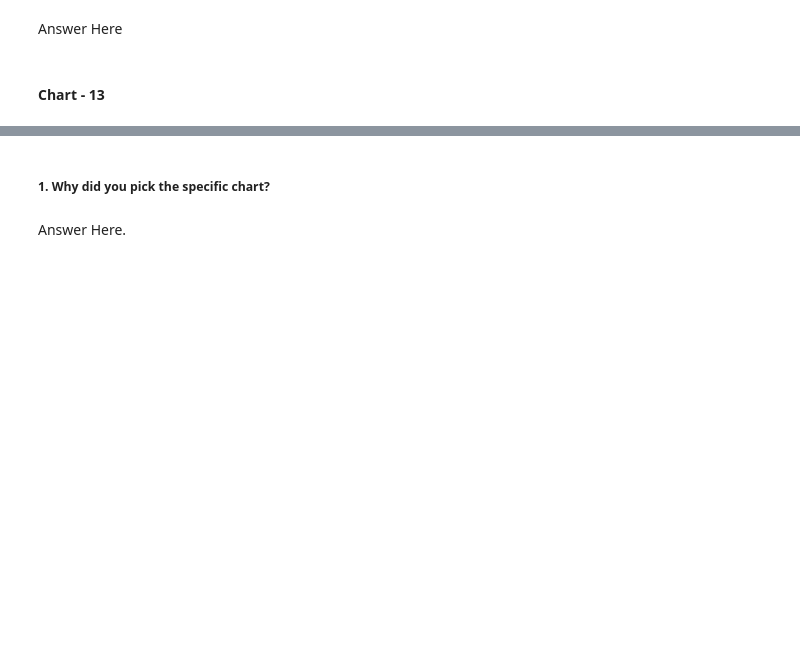
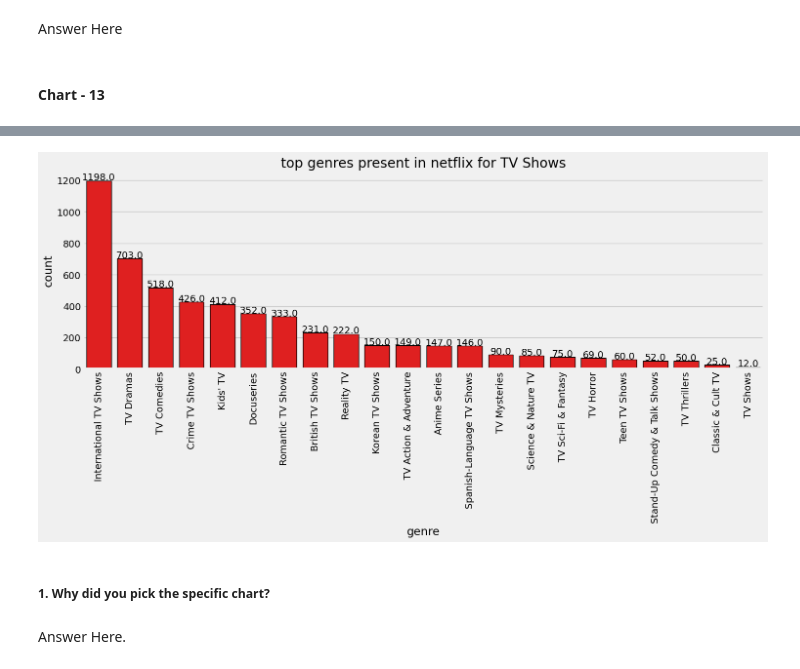
Before and after one commit to amol004/NETFLIX-MOVIES-AND-TV-SHOWS-CLUSTERING, a Jupyter notebook: NETFLIX_MOVIES_AND_TV_SHOWS_CLUSTERING.ipynb, the cells around one changed output, grey strips where cells are left out. Drawn from its saved outputs; the diff is of its cells as text; code cells hidden in the pictures; blank space fills up the shorter version.

```diff
--- a/NETFLIX_MOVIES_AND_TV_SHOWS_CLUSTERING.ipynb
+++ b/NETFLIX_MOVIES_AND_TV_SHOWS_CLUSTERING.ipynb
@@ -734,0 +733,3 @@ Answer Here
+# %%
+tv_genres = tv_shows['listed_in'].str.split(', ', expand=True).stack().reset_index(level=1, drop=True)
+tv_genres=tv_genres.value_counts().reset_index().rename(columns={'index':'genre', 0:'count'})
@@ -735,3 +756,14 @@ Answer Here
+# %%
+# Chart - 13 visualization code
+plt.figure(figsize=(16,5))
+graph = sns.barplot(x='genre', y='count', data =tv_genres,color="red", ec="black",lw=1)
+graph.set_title('top genres present in netflix for TV Shows', size=20)
+plt.xticks(rotation=90);
+for p in plt.gca().patches:
+    plt.gca().annotate(str(p.get_height()), (p.get_x() + p.get_width() / 2., p.get_height()),
+                       ha='center', va='center', xytext=(0, 5), textcoords='offset points')
+# %% [output]
+[figure, added]
 # %% [markdown]
 ##### 1. Why did you pick the specific chart?
 # %% [markdown]
```
Also changed, not shown: parts of 2 cells of this notebook.
